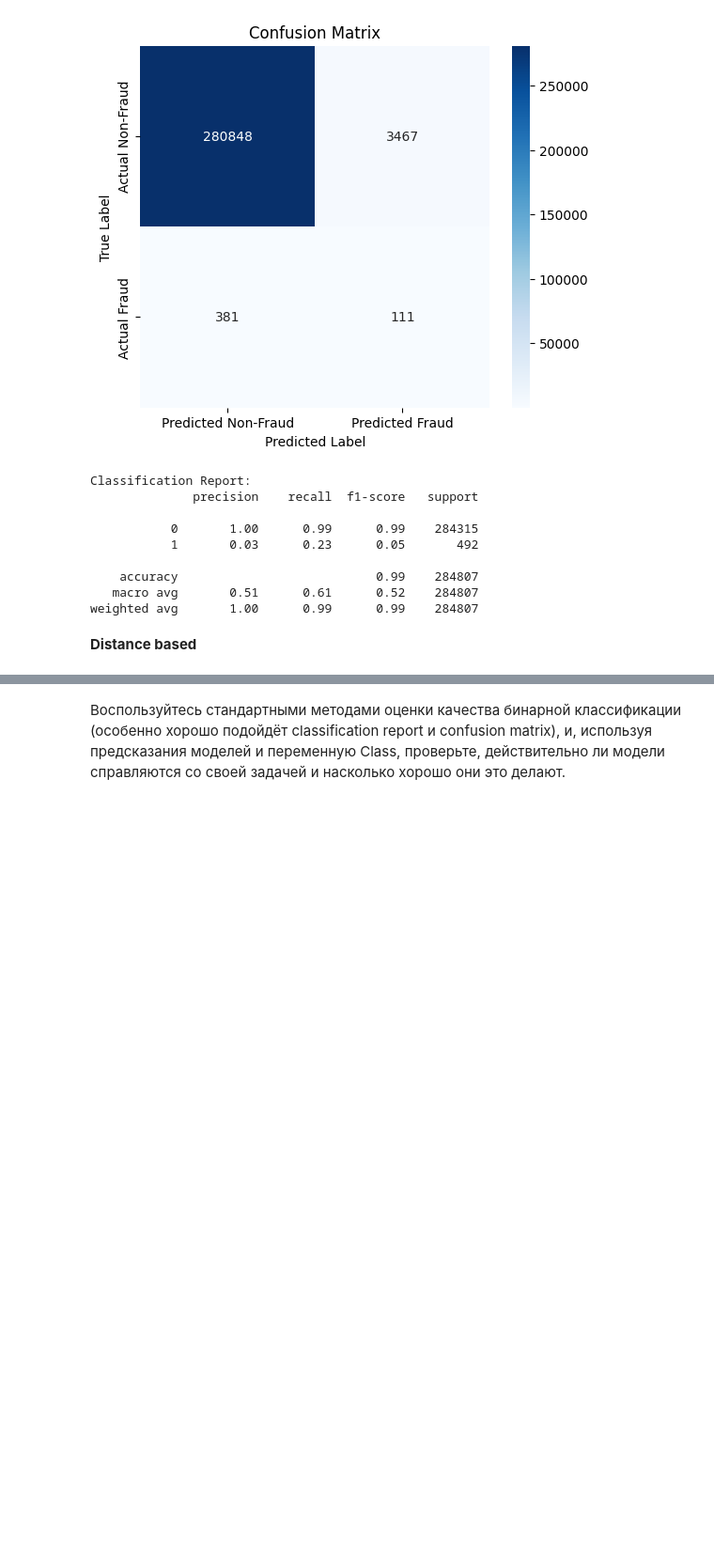
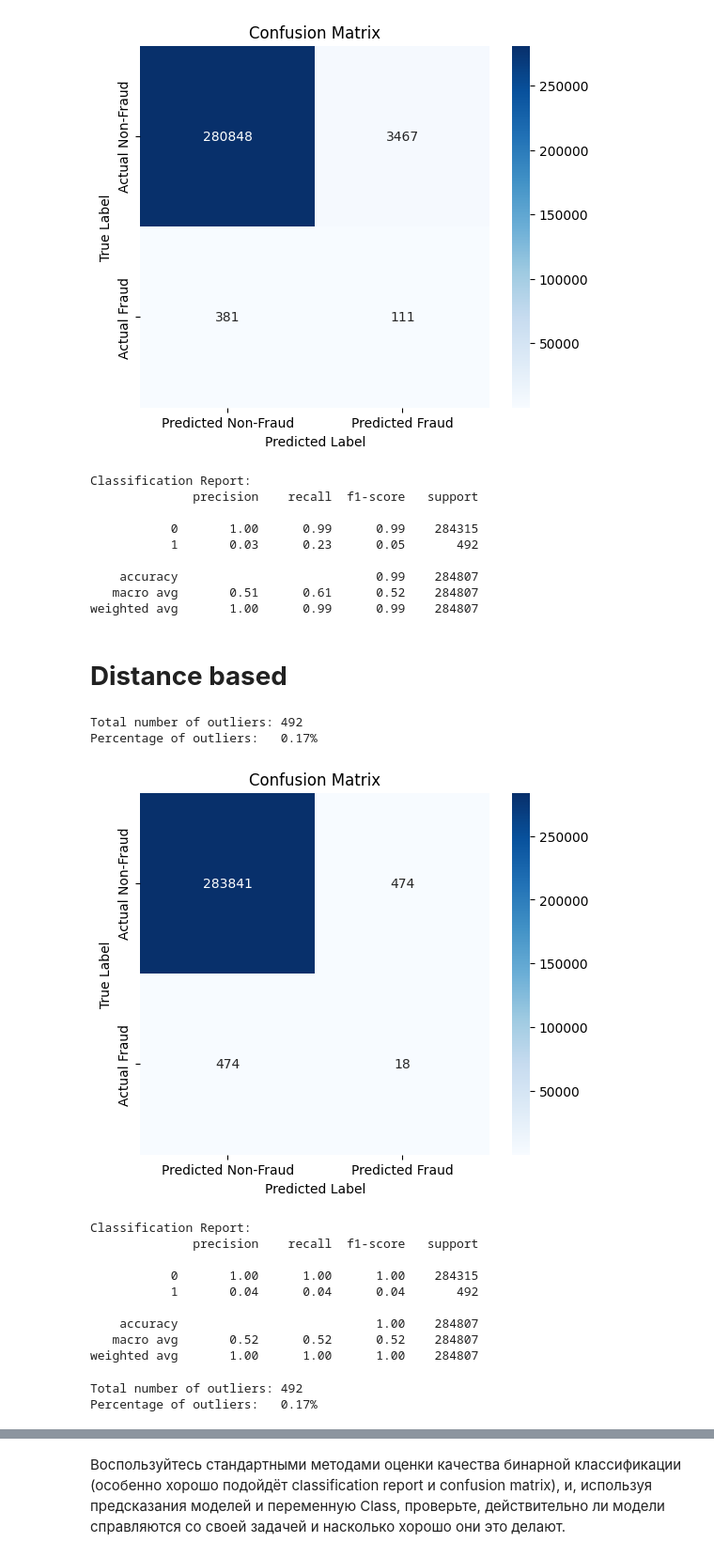
Before and after one commit to Evans-Sense/pet, a Jupyter notebook: Hometask_3_MLPro2025.ipynb, the cells around one changed output, grey strips where cells are left out. Shown at 94% size. Cells and saved outputs as stored; diff of their text form; code cells hidden in the pictures; blank space fills up the shorter version.

```diff
--- a/Hometask_3_MLPro2025.ipynb
+++ b/Hometask_3_MLPro2025.ipynb
@@ -378,7 +363,7 @@ Classification Report:
    macro avg       0.51      0.61      0.52    284807
 weighted avg       1.00      0.99      0.99    284807
 # %% [markdown]
-**Distance based**
+# **Distance based**
 # %%
 from sklearn.base import BaseEstimator
 from scipy.spatial.distance import cdist
@@ -415,15 +400,50 @@ scaled_data = pd.DataFrame(
     columns=data_features.columns
 )
 # %%
-euclidian_model = DistanceOutliers(metric='euclidean', percentile=99)
+euclidian_model = DistanceOutliers(metric='euclidean', percentile=99.8273)
 euclidian_model.fit(scaled_data)
 euclidian_outliers = euclidian_model.predict(scaled_data)
 anomalies_report(euclidian_outliers)
+# %% [output]
+Total number of outliers: 492
+Percentage of outliers:   0.17%
+# %%
+predicted_labels = euclidian_outliers.astype(int)
+
+true_labels = df['Class']
+
+cm = confusion_matrix(true_labels, predicted_labels)
+
+plt.figure(figsize=(6, 5))
+sns.heatmap(cm, annot=True, fmt='d', cmap='Blues',
+            xticklabels=['Predicted Non-Fraud', 'Predicted Fraud'],
+            yticklabels=['Actual Non-Fraud', 'Actual Fraud'])
+plt.title('Confusion Matrix')
+plt.xlabel('Predicted Label')
+plt.ylabel('True Label')
+plt.show()
+
+print('\nClassification Report:')
+print(classification_report(true_labels, predicted_labels))
+# %% [output]
+[figure, added]
+Classification Report:
+              precision    recall  f1-score   support
+
+           0       1.00      1.00      1.00    284315
+           1       0.04      0.04      0.04       492
+
+    accuracy                           1.00    284807
+   macro avg       0.52      0.52      0.52    284807
+weighted avg       1.00      1.00      1.00    284807
 # %%
-citiblock_model = DistanceOutliers(metric='cityblock', percentile=99)
-citiblock_model.fit(scaled_data)
-cityblock_outliers = citiblock_model.predict(scaled_data)
+cityblock_model = DistanceOutliers(metric='cityblock', percentile=99.8273)
+cityblock_model.fit(scaled_data)
+cityblock_outliers = cityblock_model.predict(scaled_data)
 anomalies_report(cityblock_outliers)
 
 labeled_data = data_features.copy()
 labeled_data['is_outlier'] = cityblock_outliers
+# %% [output]
+Total number of outliers: 492
+Percentage of outliers:   0.17%
```
Also changed, not shown: parts of 16 cells of this notebook.
